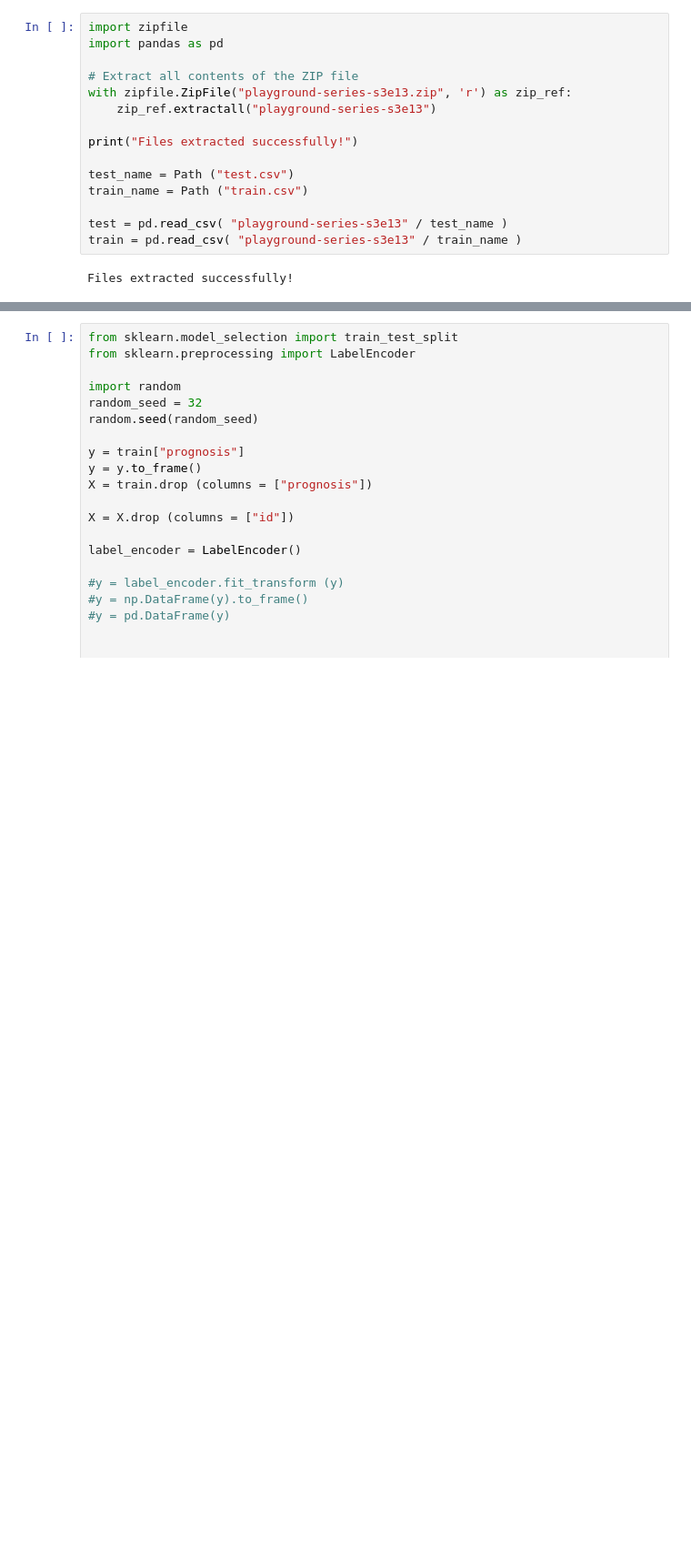
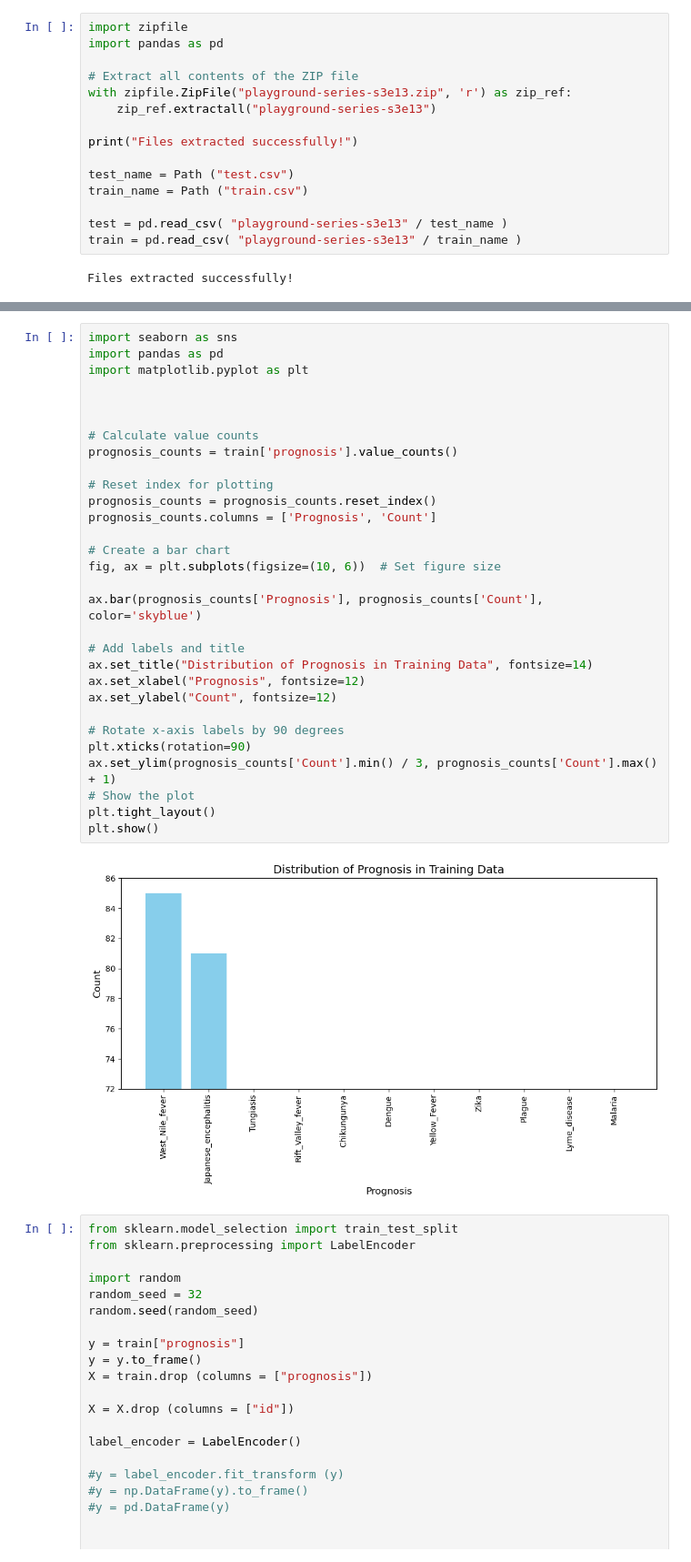
Before and after one commit to AlbertoArath/IA, a Jupyter notebook: MachineLearning/Projects/Classification_TabularVectorBorneDiseaseDataSet/VectorBorneDiseasePrediction.ipynb, the cells around one changed output, grey strips where cells are left out. Shown at 91% size. Cells and saved outputs as stored; diff of their text form; blank space fills up the shorter version.

```diff
--- a/MachineLearning/Projects/Classification_TabularVectorBorneDiseaseDataSet/VectorBorneDiseasePrediction.ipynb
+++ b/MachineLearning/Projects/Classification_TabularVectorBorneDiseaseDataSet/VectorBorneDiseasePrediction.ipynb
@@ -54,3 +39,35 @@ train.describe()
+# %%
+import seaborn as sns
+import pandas as pd
+import matplotlib.pyplot as plt
+
+
+
+# Calculate value counts
+prognosis_counts = train['prognosis'].value_counts()
+
+# Reset index for plotting
+prognosis_counts = prognosis_counts.reset_index()
+prognosis_counts.columns = ['Prognosis', 'Count']
+
+# Create a bar chart
+fig, ax = plt.subplots(figsize=(10, 6))  # Set figure size
+
+ax.bar(prognosis_counts['Prognosis'], prognosis_counts['Count'], color='skyblue')
+
+# Add labels and title
+ax.set_title("Distribution of Prognosis in Training Data", fontsize=14)
+ax.set_xlabel("Prognosis", fontsize=12)
+ax.set_ylabel("Count", fontsize=12)
+
+# Rotate x-axis labels by 90 degrees
+plt.xticks(rotation=90)
+ax.set_ylim(prognosis_counts['Count'].min() / 3, prognosis_counts['Count'].max() + 1)
+# Show the plot
+plt.tight_layout()
+plt.show()
+# %% [output]
+[figure, added]
 # %%
 from sklearn.model_selection import train_test_split
 from sklearn.preprocessing import LabelEncoder
```
Also changed, not shown: parts of 2 cells of this notebook, 2 other files.
